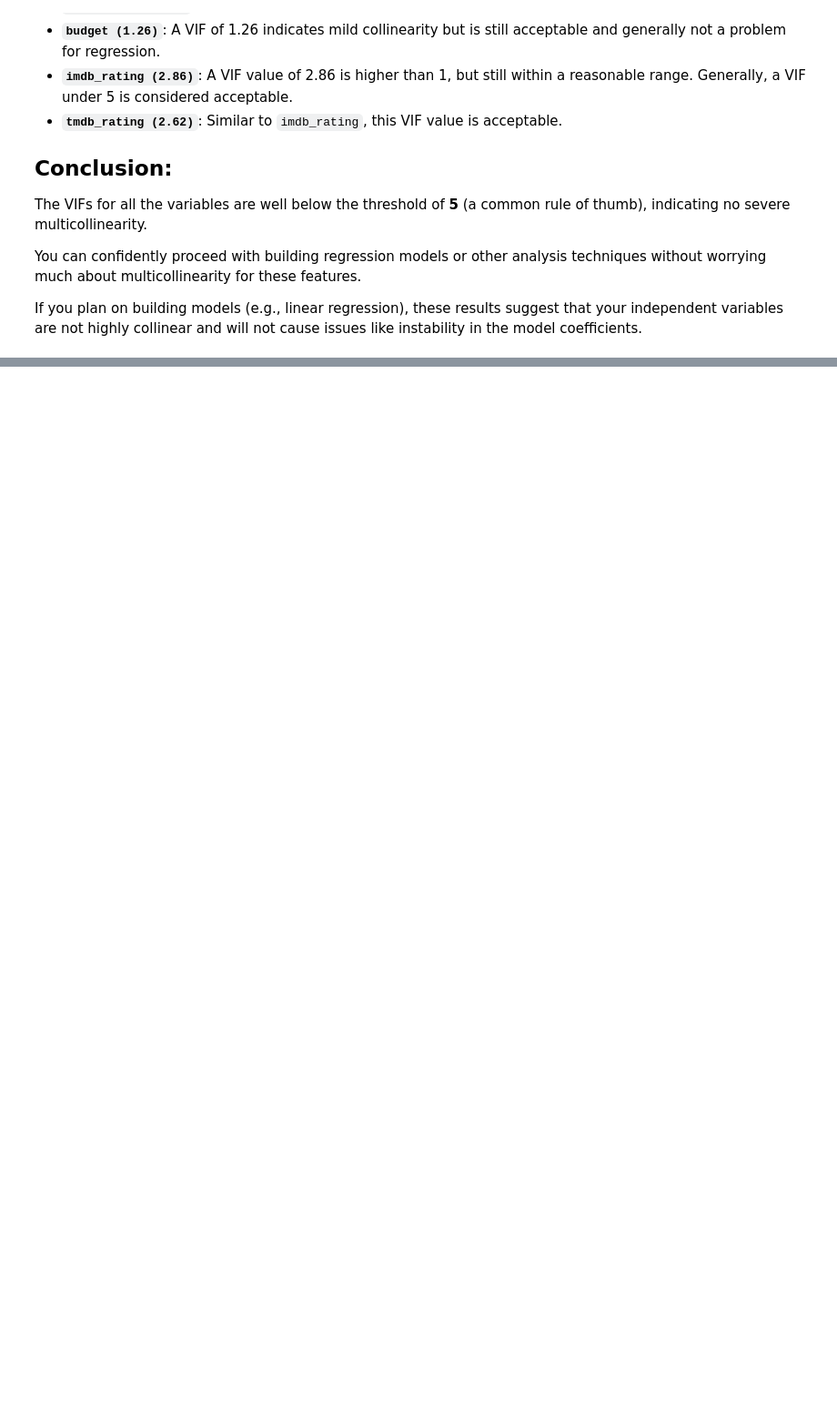
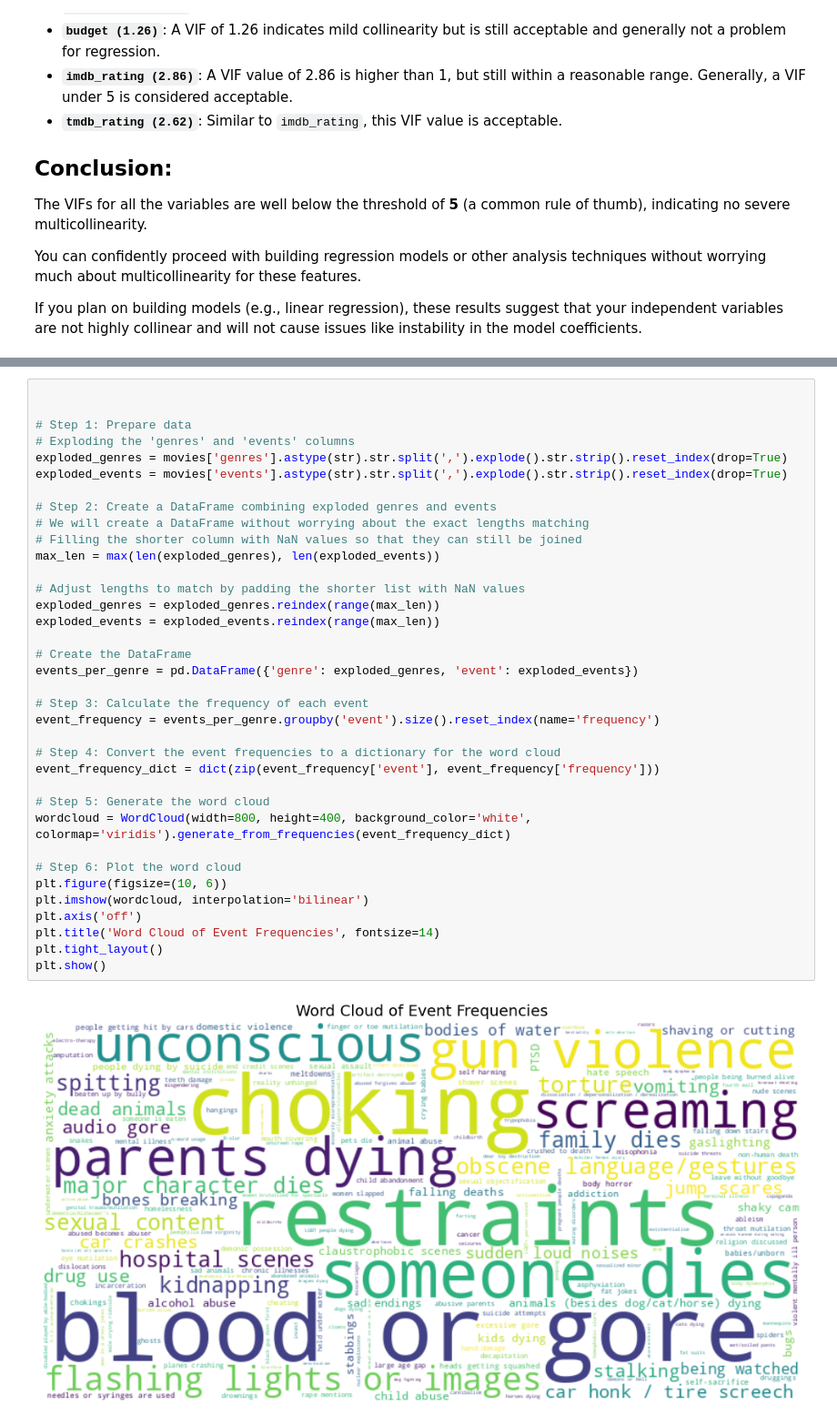
Before and after one commit to bruhu/film-sentiment-analysis, a Jupyter notebook: notebooks/basic_stats.ipynb, the cells around one changed output, grey strips where cells are left out. Shown at 91% size. Drawn from its saved outputs; the diff is of its cells as text; blank space fills up the shorter version.

```diff
--- a/notebooks/basic_stats.ipynb
+++ b/notebooks/basic_stats.ipynb
@@ -221,0 +242,38 @@ If you plan on building models (e.g., linear regression), these results suggest
+# %%
+
+
+# Step 1: Prepare data
+# Exploding the 'genres' and 'events' columns
+exploded_genres = movies['genres'].astype(str).str.split(',').explode().str.strip().reset_index(drop=True)
+exploded_events = movies['events'].astype(str).str.split(',').explode().str.strip().reset_index(drop=True)
+
+# Step 2: Create a DataFrame combining exploded genres and events
+# We will create a DataFrame without worrying about the exact lengths matching
+# Filling the shorter column with NaN values so that they can still be joined
+max_len = max(len(exploded_genres), len(exploded_events))
+
+# Adjust lengths to match by padding the shorter list with NaN values
+exploded_genres = exploded_genres.reindex(range(max_len))
+exploded_events = exploded_events.reindex(range(max_len))
+
+# Create the DataFrame
+events_per_genre = pd.DataFrame({'genre': exploded_genres, 'event': exploded_events})
+
+# Step 3: Calculate the frequency of each event
+event_frequency = events_per_genre.groupby('event').size().reset_index(name='frequency')
+
+# Step 4: Convert the event frequencies to a dictionary for the word cloud
+event_frequency_dict = dict(zip(event_frequency['event'], event_frequency['frequency']))
+
+# Step 5: Generate the word cloud
+wordcloud = WordCloud(width=800, height=400, background_color='white', colormap='viridis').generate_from_frequencies(event_frequency_dict)
+
+# Step 6: Plot the word cloud
+plt.figure(figsize=(10, 6))
+plt.imshow(wordcloud, interpolation='bilinear')
+plt.axis('off')
+plt.title('Word Cloud of Event Frequencies', fontsize=14)
+plt.tight_layout()
+plt.show()
+# %% [output]
+[figure, added]
```
Also changed, not shown: parts of 6 cells of this notebook.
